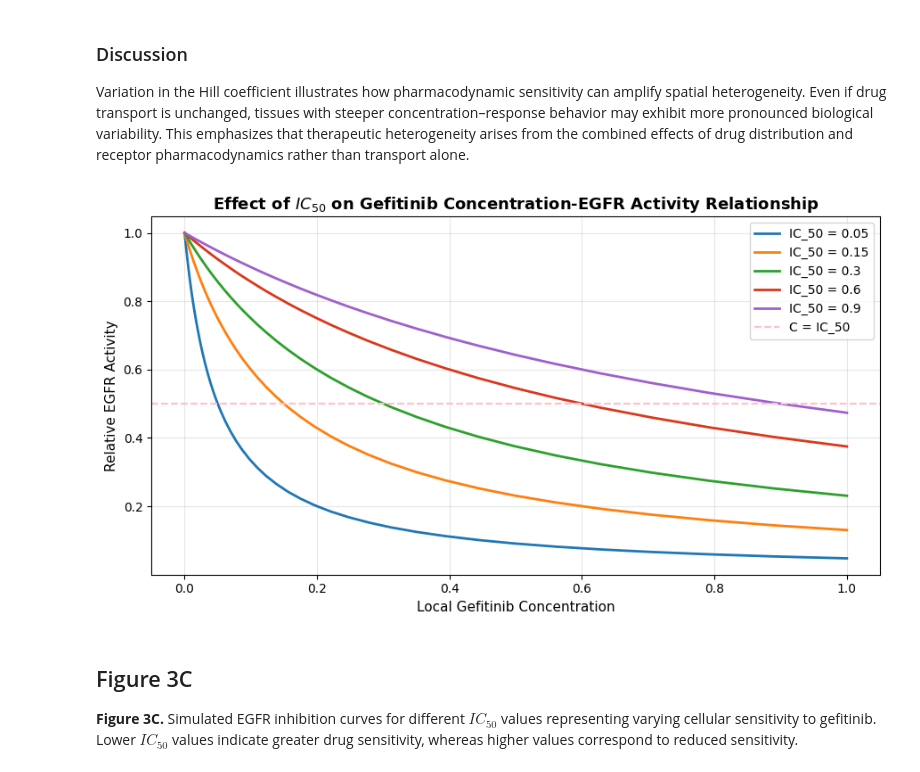
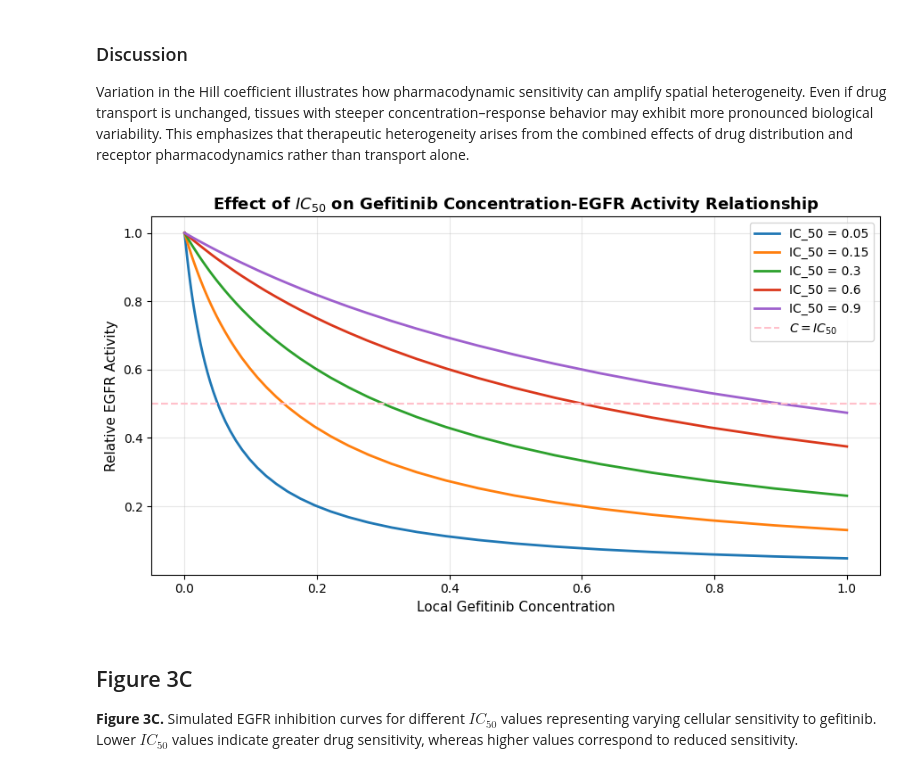
Before and after one commit to abhirym/Drug-Diffusion-Project, a Jupyter notebook: exp03_EGFR_hill_model.ipynb, the cells around one changed output. Saved outputs shown, nothing was run; the diff lists cells and outputs as text; code cells hidden in the pictures.

```diff
--- a/exp03_EGFR_hill_model.ipynb
+++ b/exp03_EGFR_hill_model.ipynb
@@ -181,30 +181,30 @@ for i in ic_50_values:
 # %%
 # Plot
 
 fig, ax = plt.subplots(figsize=(9,5))
 
 for i, (A, c_50) in enumerate(zip(activity_profiles_2, ic_50_values)):
     ax.plot(C, A, color=colors[i],
                 linewidth=2, label=f'IC_50 = {c_50}')
 
 # Labels and formatting
 
 ax.set_title('Effect of $IC_{50}$ on Gefitinib Concentration-EGFR Activity Relationship', fontsize=13, fontweight='bold')
 
 ax.set_xlabel('Local Gefitinib Concentration', fontsize=11)
 
 ax.set_ylabel('Relative EGFR Activity', fontsize=11)
 
-ax.axhline(0.5, linestyle = '--', color = 'pink', label='C = IC_50')
+ax.axhline(0.5, linestyle = '--', color = 'pink', label='$C = IC_{50}$')
 
 ax.legend(fontsize = 10)
 ax.grid(True, alpha = 0.3)
 
 plt.tight_layout()
 plt.savefig('figures/exp03_ic_50_variation.png', dpi = 150, bbox_inches = 'tight')
 plt.show()
 # %% [output]
-[figure, old version]
+[figure, new version]
 # %% [markdown]
 ## Figure 3C
 
```
Also changed, not shown: parts of 4 cells of this notebook, 6 other files.
